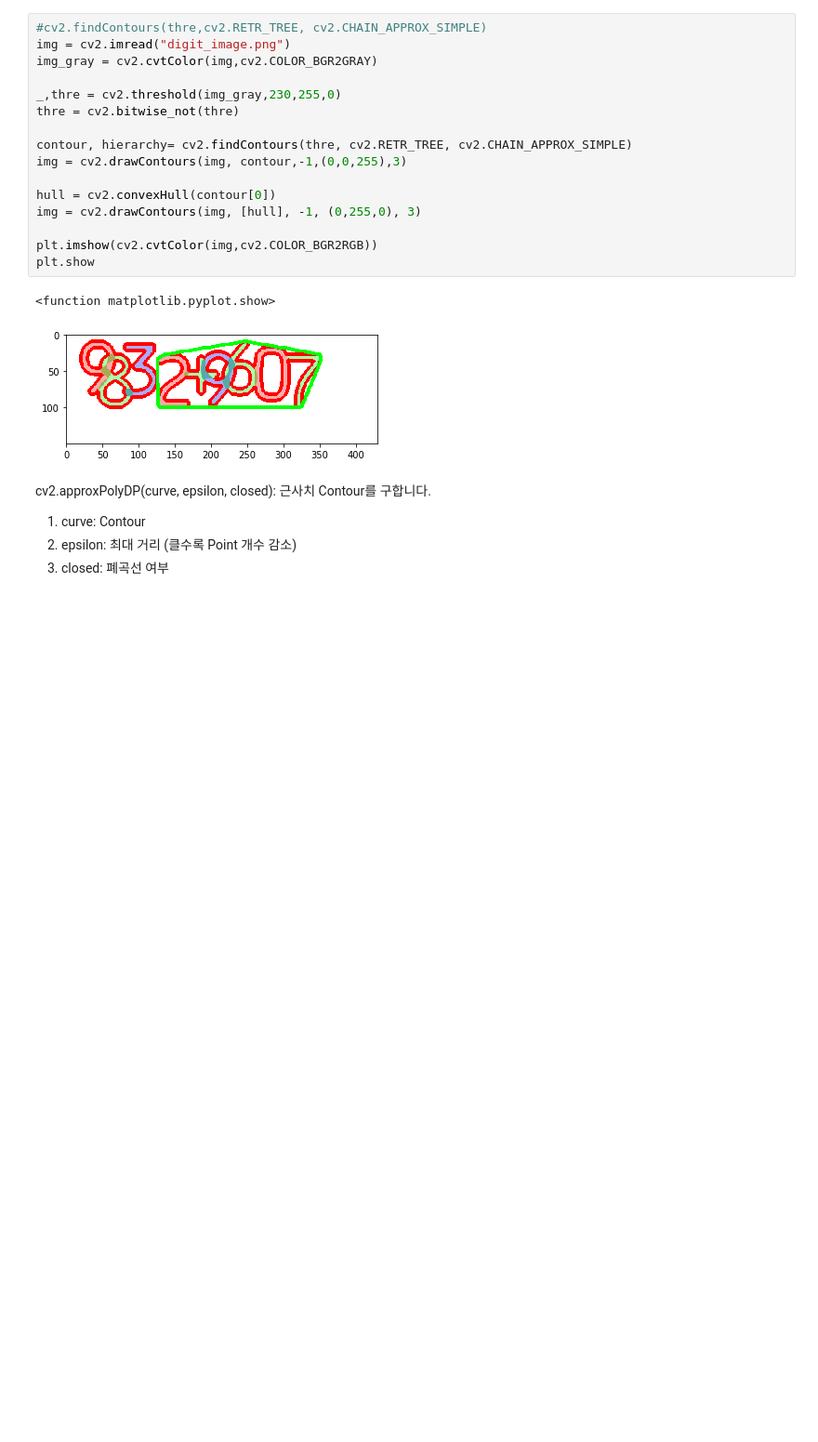
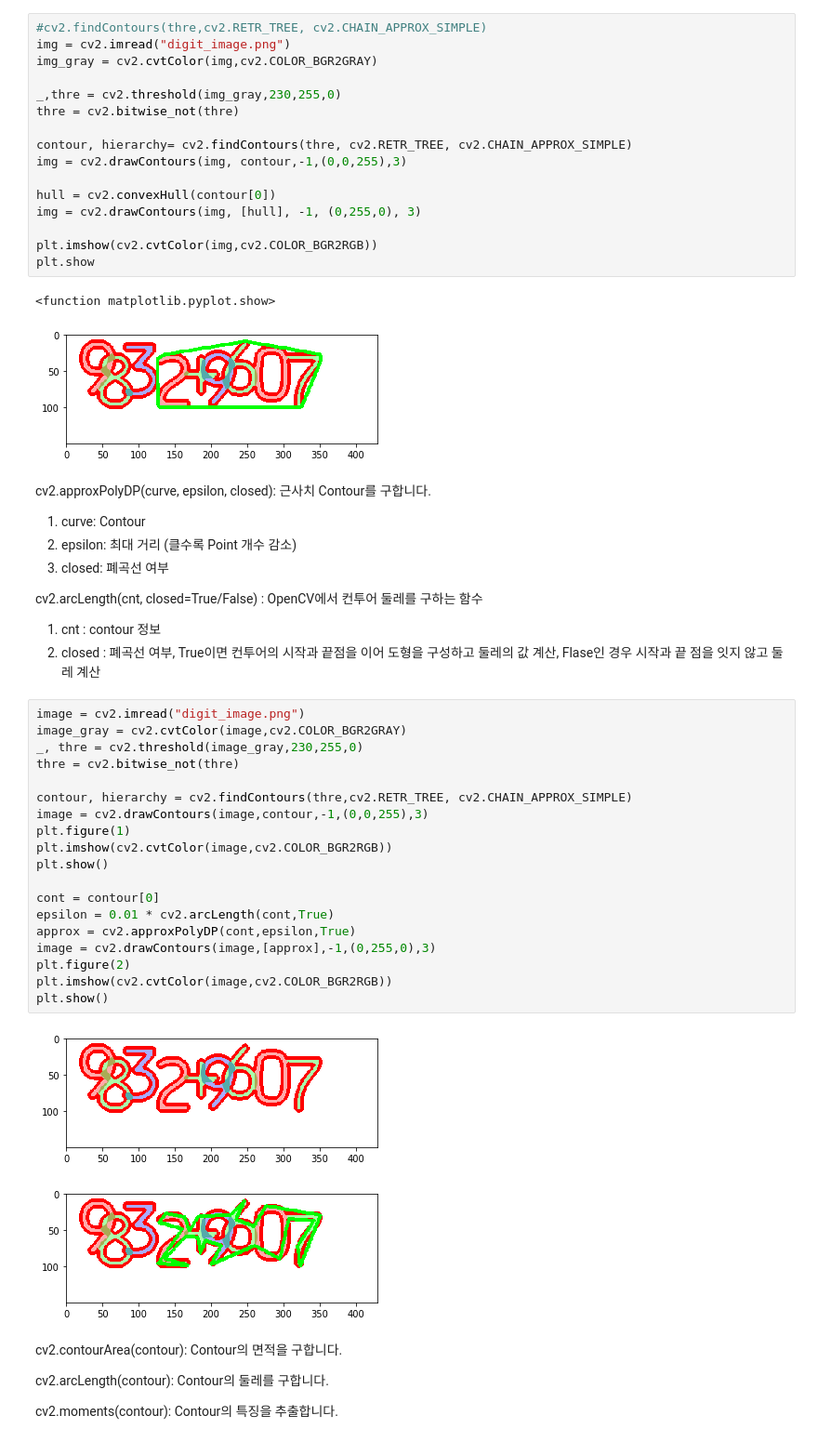
Before and after one commit to simonryu/Python-Data_Analysis-and-Image-Processing-Tutorial, a Jupyter notebook: 14. OpenCV Contours 처리.ipynb, the cells around one changed output. Shown: that part at 93% size. Cells and saved outputs as stored; diff of their text form; blank space fills up the shorter version.

```diff
--- a/14. OpenCV Contours 처리.ipynb
+++ b/14. OpenCV Contours 처리.ipynb
@@ -81,3 +81,37 @@ cv2.approxPolyDP(curve, epsilon, closed): 근사치 Contour를 구합니다.
  1. curve: Contour
  2. epsilon: 최대 거리 (클수록 Point 개수 감소)
  3. closed: 폐곡선 여부
+
+
+cv2.arcLength(cnt, closed=True/False) : OpenCV에서 컨투어 둘레를 구하는 함수
+  1. cnt : contour 정보
+  2. closed : 폐곡선 여부, True이면 컨투어의 시작과 끝점을 이어 도형을 구성하고 둘레의 값 계산, Flase인 경우 시작과 끝 점을 잇지 않고 둘레 계산
+# %%
+image = cv2.imread("digit_image.png")
+image_gray = cv2.cvtColor(image,cv2.COLOR_BGR2GRAY)
+_, thre = cv2.threshold(image_gray,230,255,0)
+thre = cv2.bitwise_not(thre)
+
+contour, hierarchy = cv2.findContours(thre,cv2.RETR_TREE, cv2.CHAIN_APPROX_SIMPLE)
+image = cv2.drawContours(image,contour,-1,(0,0,255),3)
+plt.figure(1)
+plt.imshow(cv2.cvtColor(image,cv2.COLOR_BGR2RGB))
+plt.show()
+
+cont = contour[0]
+epsilon = 0.01 * cv2.arcLength(cont,True)
+approx = cv2.approxPolyDP(cont,epsilon,True)
+image = cv2.drawContours(image,[approx],-1,(0,255,0),3)
+plt.figure(2)
+plt.imshow(cv2.cvtColor(image,cv2.COLOR_BGR2RGB))
+plt.show()
+# %% [output]
+[figure, added]
+[figure, added]
+# %% [markdown]
+
+cv2.contourArea(contour): Contour의 면적을 구합니다.
+
+cv2.arcLength(contour): Contour의 둘레를 구합니다.
+
+cv2.moments(contour): Contour의 특징을 추출합니다.
```
Also changed, not shown: parts of 1 cell of this notebook.
